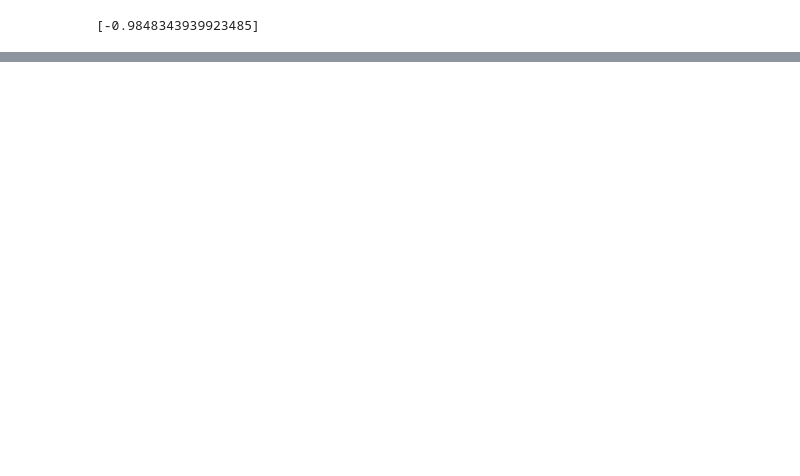
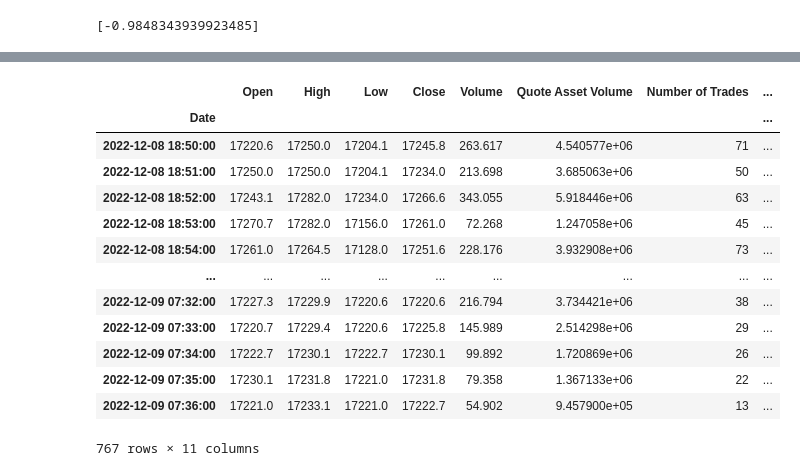
Before and after one commit to mauricioavs/trading-bot, a Jupyter notebook: Main Test Model.ipynb, the cells around one changed output, grey strips where cells are left out. Cells and saved outputs as stored; diff of their text form; code cells hidden in the pictures; blank space fills up the shorter version.

```diff
--- a/Main Test Model.ipynb
+++ b/Main Test Model.ipynb
@@ -225,20 +225,19 @@ class BinanceApi():
     def get_data(self):
         raw = pd.read_csv(self.csv, parse_dates = ["Date"], index_col = "Date").dropna()
         raw = raw.loc[self.start:self.end]
-        raw = raw[["Close"]].rename(columns={"Close": "price"}) #just use these columns
-        raw["returns"] = np.log(raw.price / raw.price.shift(1))
+        raw["returns"] = np.log(raw.Close / raw.Close.shift(1))
         raw["Hold Strategy"] = raw["returns"].cumsum().apply(np.exp) * self.initial_balance
         self.data = raw
 
     def plot_data(self, cols = None):
         if cols is None:
-            cols = "price"
+            cols = "Close"
         self.data[cols].plot(figsize = (12, 8), title = self.symbol)
 
     def get_values(self, bar):
         date = str(self.data.index[bar].date())
-        price = round(self.data.price.iloc[bar], 5)
-        return date, price
+        close = round(self.data.Close.iloc[bar], 5)
+        return date, close
 
     def print_available_balance(self, bar):
         date, price = self.get_values(bar)
@@ -659,0 +698,17 @@ bc.plot_data(["Hold Strategy", "NAV"])
+# %%
+bc.data
+# %% [output]
+|  | Open | High | Low | Close | Volume | Quote Asset Volume | Number of Trades | ... |
+| Date |  |  |  |  |  |  |  | ... |
+| 2022-12-08 18:50:00 | 17220.6 | 17250.0 | 17204.1 | 17245.8 | 263.617 | 4.540577e+06 | 71 | ... |
+| 2022-12-08 18:51:00 | 17250.0 | 17250.0 | 17204.1 | 17234.0 | 213.698 | 3.685063e+06 | 50 | ... |
+| 2022-12-08 18:52:00 | 17243.1 | 17282.0 | 17234.0 | 17266.6 | 343.055 | 5.918446e+06 | 63 | ... |
+| 2022-12-08 18:53:00 | 17270.7 | 17282.0 | 17156.0 | 17261.0 | 72.268 | 1.247058e+06 | 45 | ... |
+| 2022-12-08 18:54:00 | 17261.0 | 17264.5 | 17128.0 | 17251.6 | 228.176 | 3.932908e+06 | 73 | ... |
+| ... | ... | ... | ... | ... | ... | ... | ... | ... |
+| 2022-12-09 07:32:00 | 17227.3 | 17229.9 | 17220.6 | 17220.6 | 216.794 | 3.734421e+06 | 38 | ... |
+| 2022-12-09 07:33:00 | 17220.7 | 17229.4 | 17220.6 | 17225.8 | 145.989 | 2.514298e+06 | 29 | ... |
+| 2022-12-09 07:34:00 | 17222.7 | 17230.1 | 17222.7 | 17230.1 | 99.892 | 1.720869e+06 | 26 | ... |
+| 2022-12-09 07:35:00 | 17230.1 | 17231.8 | 17221.0 | 17231.8 | 79.358 | 1.367133e+06 | 22 | ... |
+| 2022-12-09 07:36:00 | 17221.0 | 17233.1 | 17221.0 | 17222.7 | 54.902 | 9.457900e+05 | 13 | ... |
+767 rows × 11 columns
```
Also changed, not shown: parts of 7 cells of this notebook, 2 other files.
